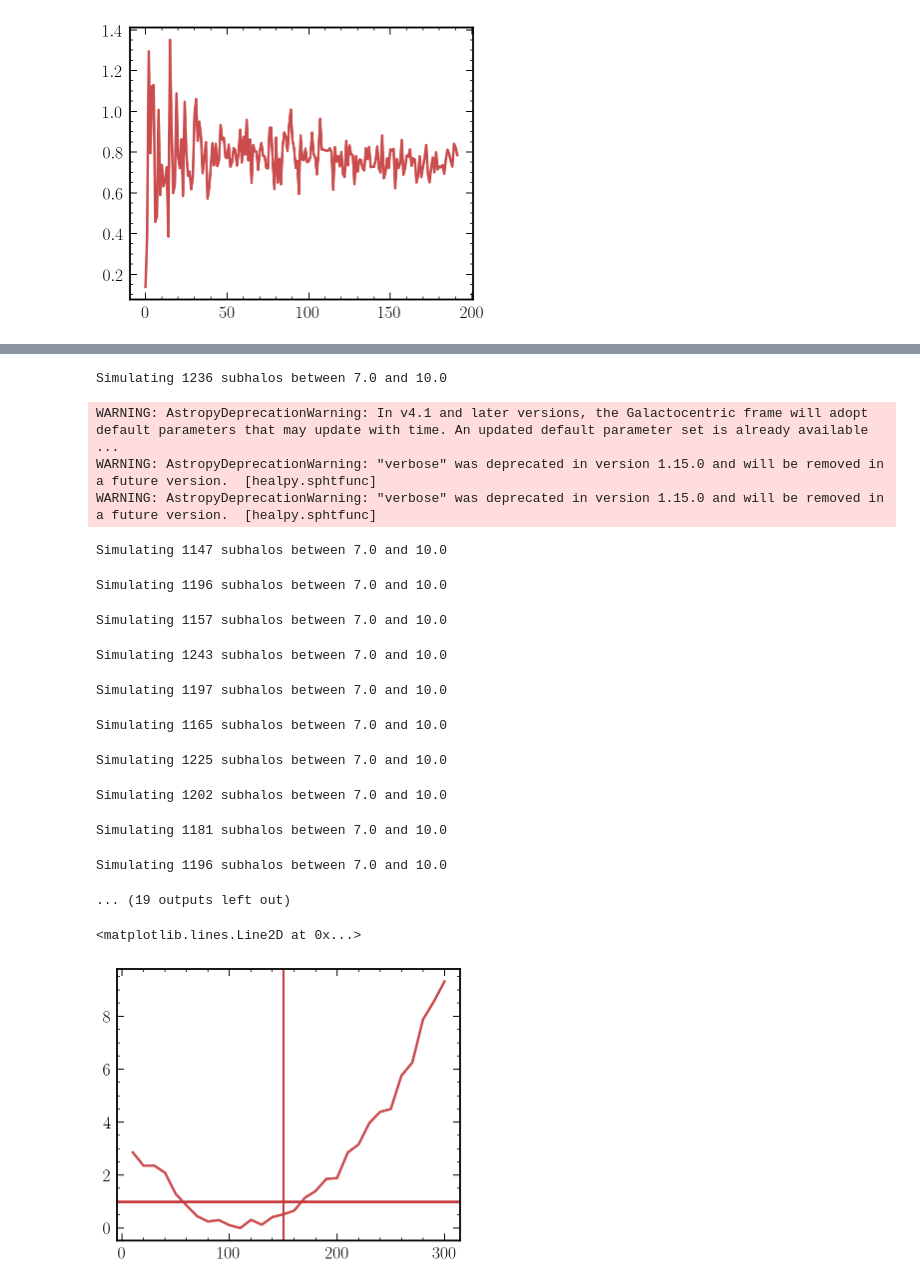
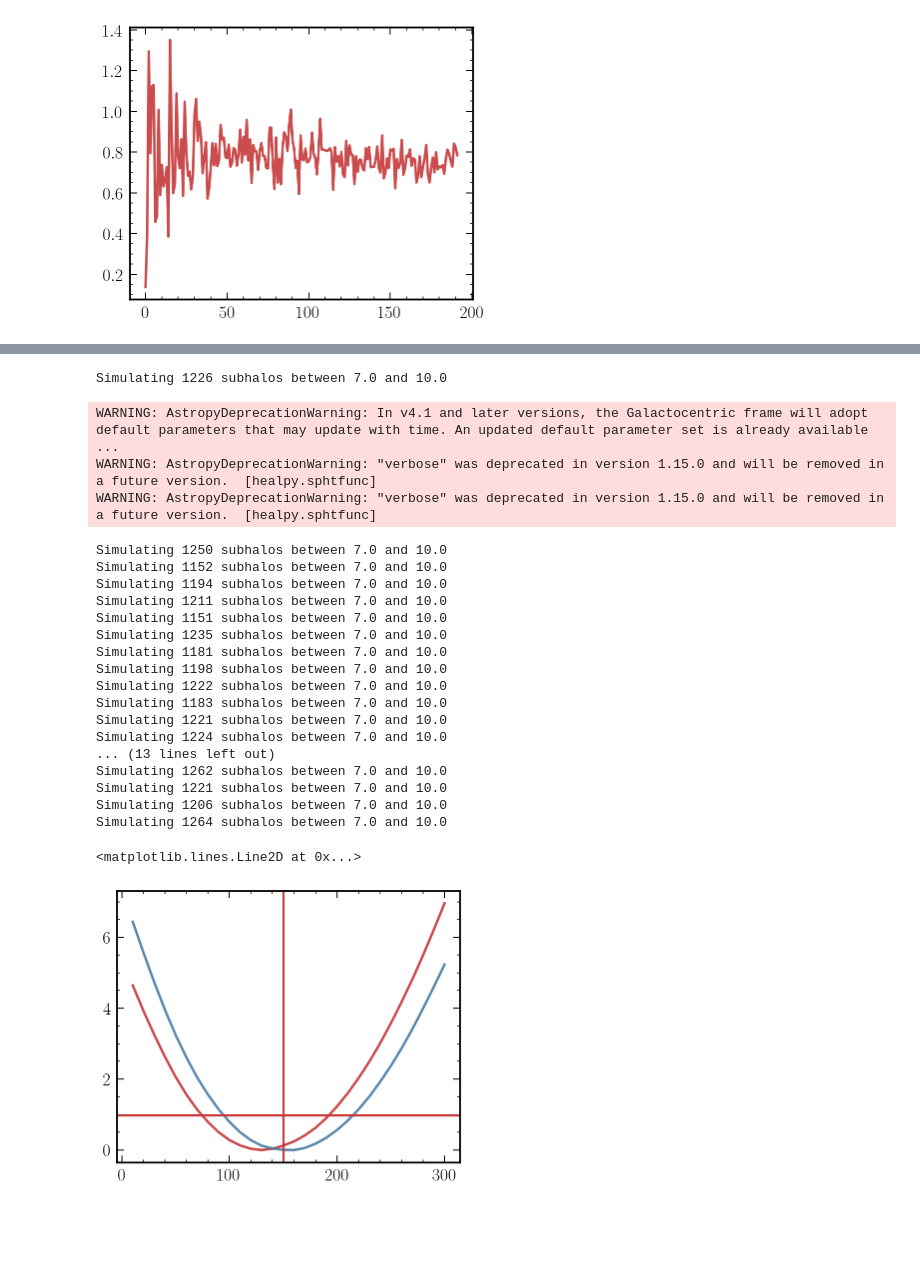
Before and after one commit to smsharma/neural-global-astrometry, a Jupyter notebook: notebooks/01_cdm.ipynb, the cells around one changed output, grey strips where cells are left out. Saved outputs shown, nothing was run; the diff lists cells and outputs as text; code cells hidden in the pictures; blank space fills up the shorter version.

```diff
--- a/notebooks/01_cdm.ipynb
+++ b/notebooks/01_cdm.ipynb
@@ -671,5 +650,5 @@ plt.plot(l_ary, 10 - 9 / (1 + np.exp(-(-10 + l_ary) / 5.)))
 # %%
-input_cl = sigma ** 2 * hp.nside2pixarea(64, degrees=False) * (10 - 9 / (1 + np.exp(-(-10 + l_ary) / 5.)))
+input_cl = sigma ** 2 * hp.nside2pixarea(64, degrees=False) * (10 - 9 / (1 + np.exp(-(-10 + l_ary) / 1.)))
 synmap = hp.synfast(input_cl, nside=64)
 hp.mollview(synmap)
 # %% [output]
@@ -728,7 +712,7 @@ for i_trial in tqdm(range(n_trials)):
     lmax = 64 * 3 - 1
 
     sigma=0.0023
-    input_cl = sigma ** 2 * hp.nside2pixarea(64, degrees=False) * (10 - 9 / (1 + np.exp(-(-10 + l_ary) / 5.)))
+    input_cl = sigma ** 2 * hp.nside2pixarea(64, degrees=False) * (10 - 9 / (1 + np.exp(-(-10 + l_ary) / 1.)))
     noise_test = torch.Tensor([hp.synfast(input_cl, nside=64, pixwin=True), hp.synfast(input_cl, nside=64, pixwin=True)])
 
     x_test = (x_test.T + noise_test)
@@ -741,34 +725,46 @@ for i_trial in tqdm(range(n_trials)):
                                          [i].unsqueeze(0)).squeeze().detach().numpy() \
            for i in (range(n_test))]
 # %% [output]
-Simulating 1236 subhalos between 7.0 and 10.0
+Simulating 1226 subhalos between 7.0 and 10.0
 WARNING: AstropyDeprecationWarning: In v4.1 and later versions, the Galactocentric frame will adopt default parameters that may update with time. An updated default parameter set is already available  ...
 WARNING: AstropyDeprecationWarning: "verbose" was deprecated in version 1.15.0 and will be removed in a future version.  [healpy.sphtfunc]
 WARNING: AstropyDeprecationWarning: "verbose" was deprecated in version 1.15.0 and will be removed in a future version.  [healpy.sphtfunc]
-Simulating 1147 subhalos between 7.0 and 10.0
+Simulating 1250 subhalos between 7.0 and 10.0
+Simulating 1152 subhalos between 7.0 and 10.0
+Simulating 1194 subhalos between 7.0 and 10.0
+Simulating 1211 subhalos between 7.0 and 10.0
+Simulating 1151 subhalos between 7.0 and 10.0
+Simulating 1235 subhalos between 7.0 and 10.0
+Simulating 1181 subhalos between 7.0 and 10.0
+Simulating 1198 subhalos between 7.0 and 10.0
+Simulating 1222 subhalos between 7.0 and 10.0
+Simulating 1183 subhalos between 7.0 and 10.0
+Simulating 1221 subhalos between 7.0 and 10.0
+Simulating 1224 subhalos between 7.0 and 10.0
+... (13 lines left out)
+Simulating 1262 subhalos between 7.0 and 10.0
+Simulating 1221 subhalos between 7.0 and 10.0
+Simulating 1206 subhalos between 7.0 and 10.0
+Simulating 1264 subhalos between 7.0 and 10.0
-Simulating 1196 subhalos between 7.0 and 10.0
-Simulating 1157 subhalos between 7.0 and 10.0
-Simulating 1243 subhalos between 7.0 and 10.0
-Simulating 1197 subhalos between 7.0 and 10.0
-Simulating 1165 subhalos between 7.0 and 10.0
-Simulating 1225 subhalos between 7.0 and 10.0
-Simulating 1202 subhalos between 7.0 and 10.0
-Simulating 1181 subhalos between 7.0 and 10.0
-Simulating 1196 subhalos between 7.0 and 10.0
-... (19 outputs left out)
 # %%
-out_mean = np.mean(out, axis=0)
+out_mean_lsnoise = np.mean(out, axis=0)
 # %%
 llrmin, llrmax = 0., 15.
+
+llr_lsnoise = - 2 * out_mean_lsnoise
+llr_lsnoise -= np.min(llr_lsnoise)
+llr_lsnoise = np.clip(llr_lsnoise, llrmin, llrmax)
+
+plt.plot(theta_test.squeeze().detach().numpy(), llr_lsnoise)
 
 llr = - 2 * out_mean
 llr -= np.min(llr)
 llr = np.clip(llr, llrmin, llrmax)
 
 plt.plot(theta_test.squeeze().detach().numpy(), llr)
 
 plt.axhline(chi2.isf(1 - .68, 1))
 plt.axvline(150)
 # %% [output]
 <matplotlib.lines.Line2D at 0x...>
-[figure, old version]
+[figure, new version]
```
Also changed, not shown: parts of 8 cells of this notebook, 8 other files.
